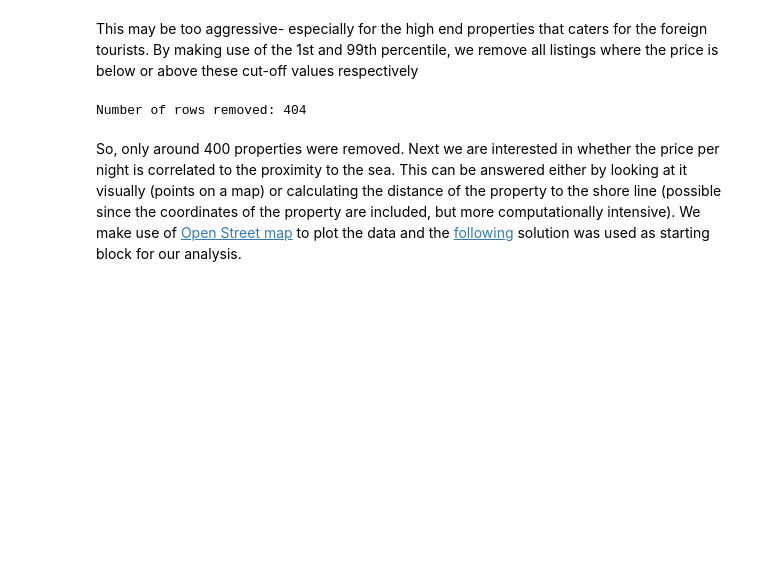
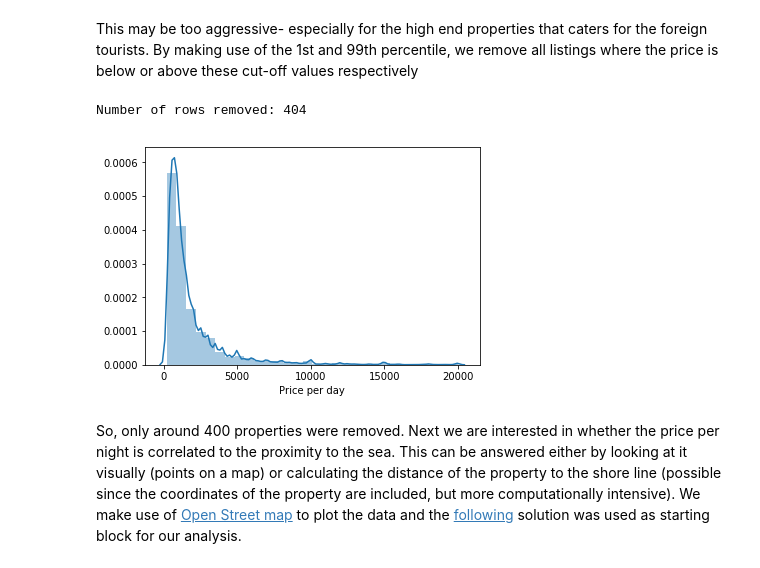
Before and after one commit to Rmostert/Airbnb-CT-analysis, a Jupyter notebook: Airbnb Cape Town EDA.ipynb, the cells around one changed output. Cells and saved outputs as stored; diff of their text form; code cells hidden in the pictures; blank space fills up the shorter version.

```diff
--- a/Airbnb Cape Town EDA.ipynb
+++ b/Airbnb Cape Town EDA.ipynb
@@ -187,6 +186,11 @@ nrows2, ncol2 = outliers_removed.shape
 print('Number of rows removed: {}'.format(nrows-nrows2))
 # %% [output]
 Number of rows removed: 404
+# %%
+sns.distplot(outliers_removed['num_price'],bins=30,axlabel='Price per day');
+plt.savefig('graphs/Prince per day Histogram.png')
+# %% [output]
+[figure, added]
 # %% [markdown]
 So, only around 400 properties were removed. Next we are interested in whether the price per night is correlated to the proximity to the sea. This can be answered either by looking at it visually (points on a map) or calculating the distance of the property to the shore line (possible since the coordinates of the property are included, but more computationally intensive). We make use of [Open Street map](https://www.openstreetmap.org/#map=12/-33.9258/18.4230) to plot the data and the [following](https://stackoverflow.com/questions/28476117/easy-openstreetmap-tile-displaying-for-python#28530369) solution was used as starting block for our analysis.
 # %%
```
Also changed, not shown: parts of 58 cells of this notebook, 13 other files.
